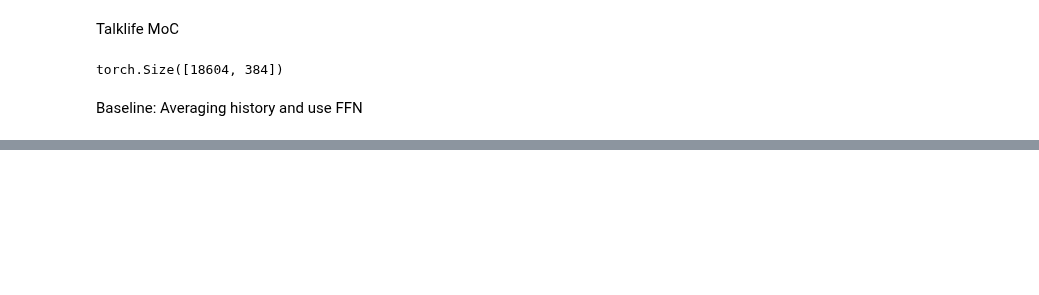
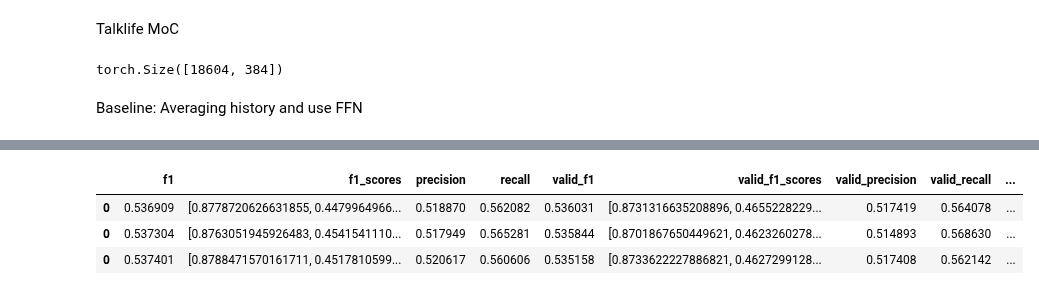
Before and after one commit to ttseriotou/sig-networks, a Jupyter notebook: notebooks/Talklife_MoC/talklifemoc-baseline-ffn-history.ipynb, the cells around one changed output, grey strips where cells are left out. Cells and saved outputs as stored; diff of their text form; code cells hidden in the pictures; blank space fills up the shorter version.

```diff
--- a/notebooks/Talklife_MoC/talklifemoc-baseline-ffn-history.ipynb
+++ b/notebooks/Talklife_MoC/talklifemoc-baseline-ffn-history.ipynb
@@ -94,2 +123,15 @@ best_ffn_mean_history
+# %%
+best_ffn_mean_history[['f1', 'f1_scores', 'precision',
+       'recall', 'valid_f1',
+       'valid_f1_scores', 'valid_precision',
+       'valid_recall',
+       'hidden_dim', 'dropout_rate', 'learning_rate', 'seed',
+       'loss_function', 'k_fold',
+        'batch_size']]
+# %% [output]
+|  | f1 | f1_scores | precision | recall | valid_f1 | valid_f1_scores | valid_precision | valid_recall | ... |
+| 0 | 0.536909 | [0.8778720626631855, 0.4479964966... | 0.518870 | 0.562082 | 0.536031 | [0.8731316635208896, 0.4655228229... | 0.517419 | 0.564078 | ... |
+| 0 | 0.537304 | [0.8763051945926483, 0.4541541110... | 0.517949 | 0.565281 | 0.535844 | [0.8701867650449621, 0.4623260278... | 0.514893 | 0.568630 | ... |
+| 0 | 0.537401 | [0.8788471570161711, 0.4517810599... | 0.520617 | 0.560606 | 0.535158 | [0.8733622227886821, 0.4627299128... | 0.517408 | 0.562142 | ... |
 # %%
 best_ffn_mean_history["f1"].mean()
```
Also changed, not shown: parts of 10 cells of this notebook, 3 other files.
